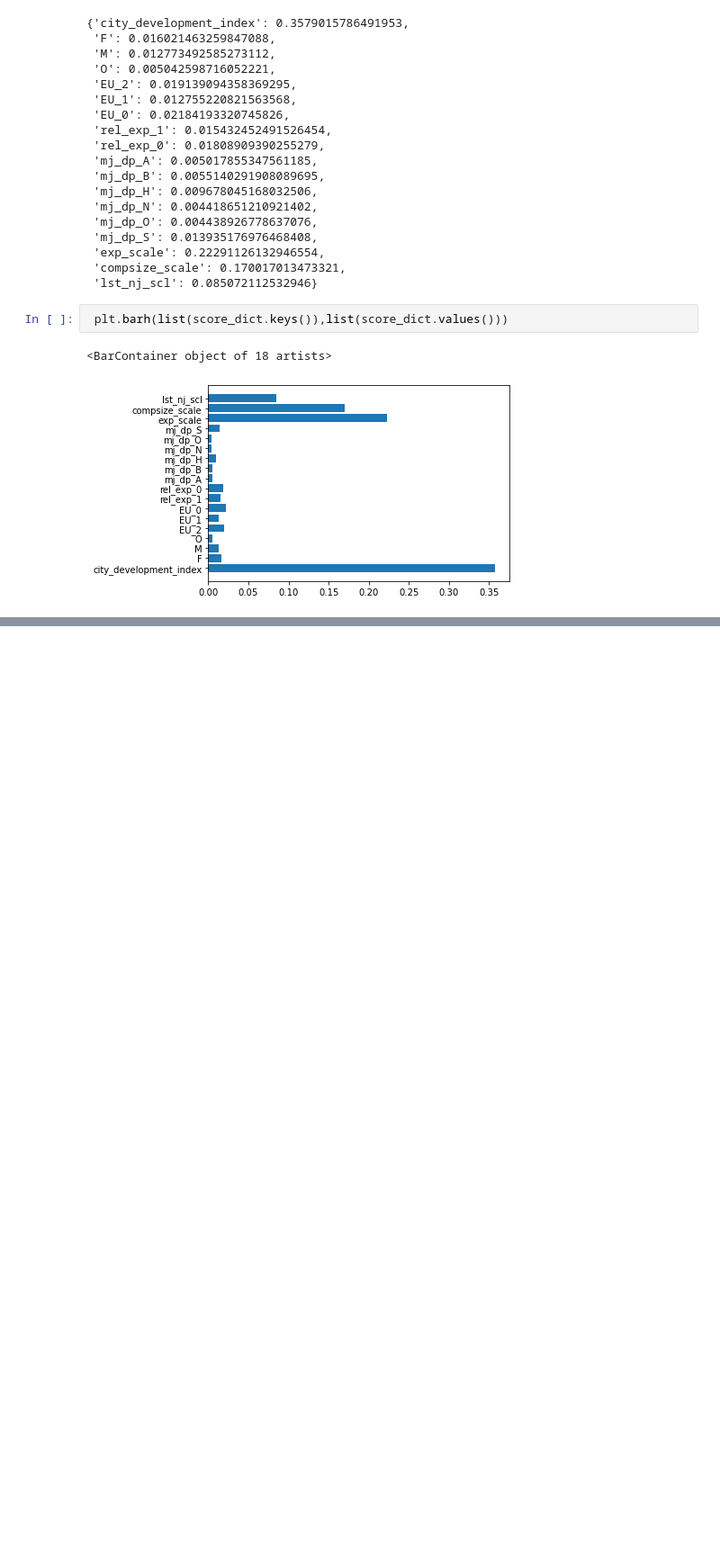
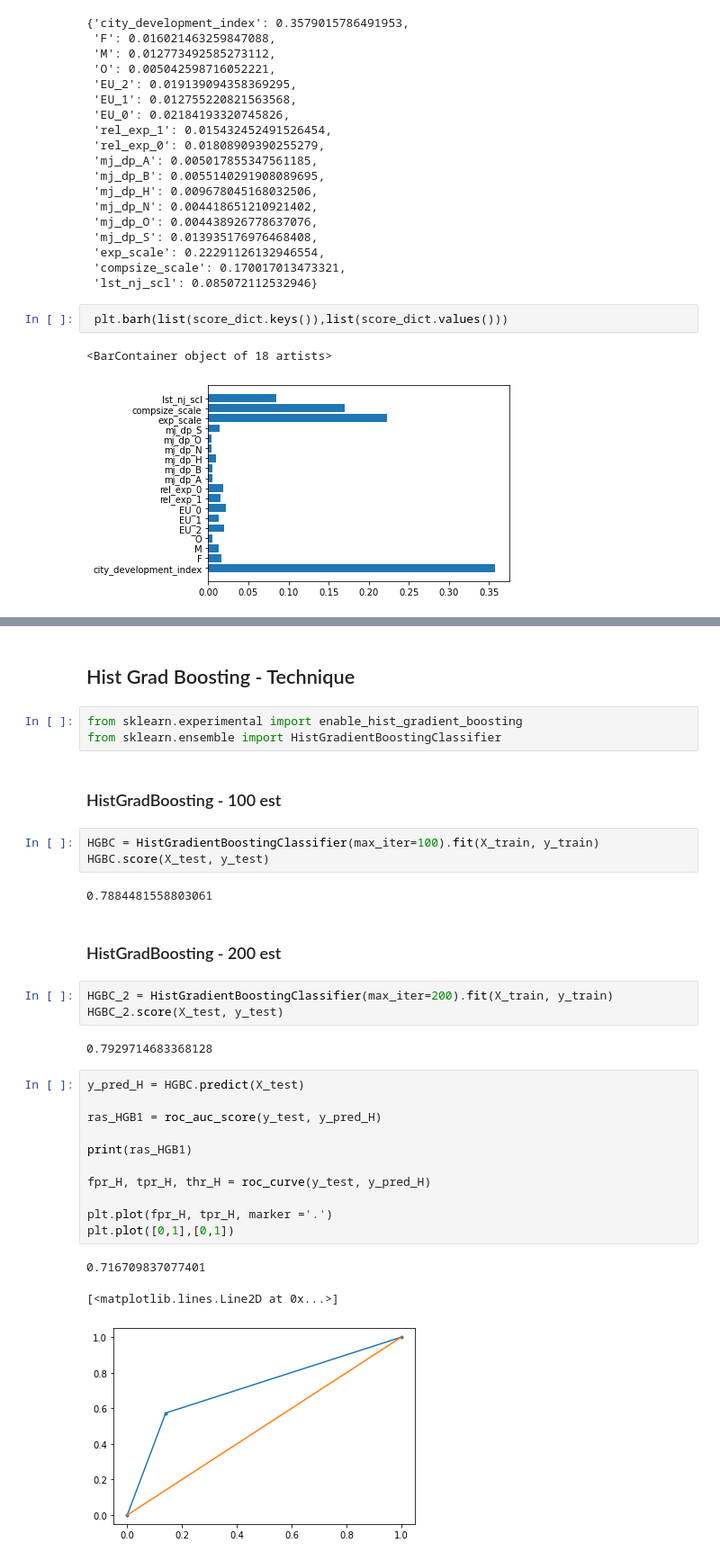
Before and after one commit to mcsiva/Python, a Jupyter notebook: Classification_HR_train_CV.ipynb, the cells around one changed output, grey strips where cells are left out. Shown at 90% size. Cells and saved outputs as stored; diff of their text form; blank space fills up the shorter version.

```diff
--- a/Classification_HR_train_CV.ipynb
+++ b/Classification_HR_train_CV.ipynb
@@ -224,0 +283,34 @@ score_dict
+# %% [markdown]
+## Hist Grad Boosting - Technique
+# %%
+from sklearn.experimental import enable_hist_gradient_boosting
+from sklearn.ensemble import HistGradientBoostingClassifier
+# %% [markdown]
+### HistGradBoosting - 100 est
+# %%
+HGBC = HistGradientBoostingClassifier(max_iter=100).fit(X_train, y_train)
+HGBC.score(X_test, y_test)
+# %% [output]
+0.7884481558803061
+# %% [markdown]
+### HistGradBoosting - 200 est
+# %%
+HGBC_2 = HistGradientBoostingClassifier(max_iter=200).fit(X_train, y_train)
+HGBC_2.score(X_test, y_test)
+# %% [output]
+0.7929714683368128
+# %%
+y_pred_H = HGBC.predict(X_test)
+
+ras_HGB1 = roc_auc_score(y_test, y_pred_H)
+
+print(ras_HGB1)
+
+fpr_H, tpr_H, thr_H = roc_curve(y_test, y_pred_H)
+
+plt.plot(fpr_H, tpr_H, marker ='.')
+plt.plot([0,1],[0,1])
+# %% [output]
+0.716709837077401
+[<matplotlib.lines.Line2D at 0x...>]
+[figure, added]
```
Also changed, not shown: parts of 24 cells of this notebook.
